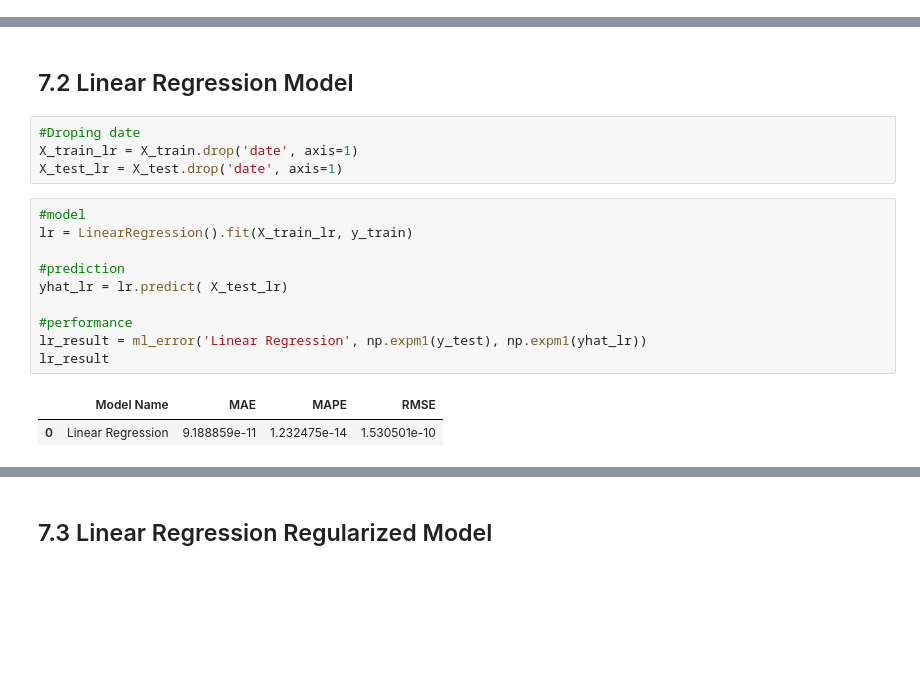
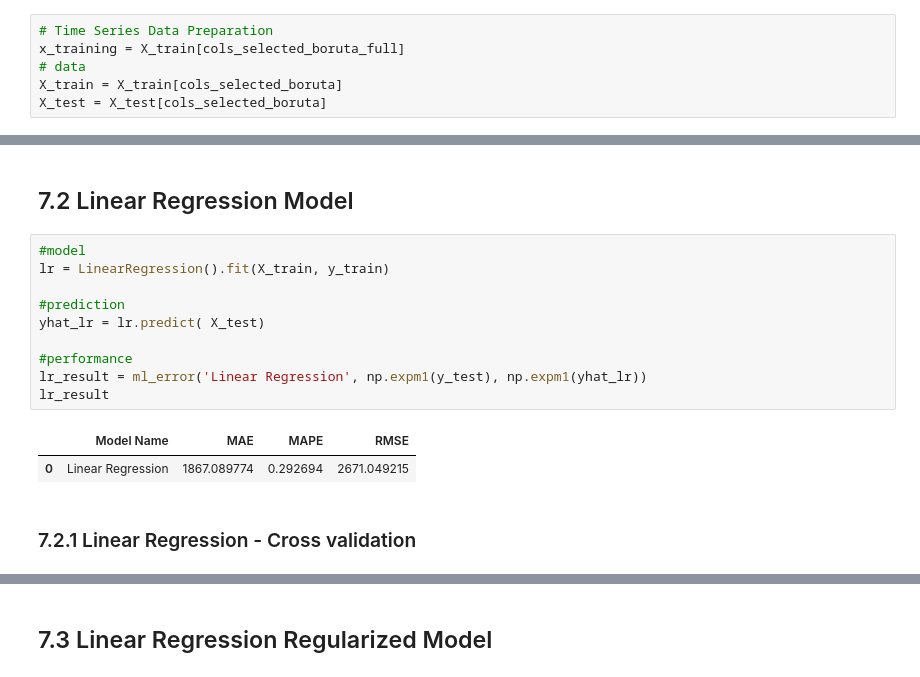
Before and after one commit to luizhdramos/Rossmann_Store_Sales, a Jupyter notebook: Notebooks/m07_v01_Store_Sales_Prediction.ipynb, the cells around one changed output, grey strips where cells are left out. Cells and saved outputs as stored; diff of their text form; blank space fills up the shorter version.

Commit message:
Applying Cross-validation

```diff
--- a/Notebooks/m07_v01_Store_Sales_Prediction.ipynb
+++ b/Notebooks/m07_v01_Store_Sales_Prediction.ipynb
@@ -919,3 +998,9 @@ feat_to_add = ['date', 'sales']
+# %%
+# Time Series Data Preparation
+x_training = X_train[cols_selected_boruta_full]
+# data
+X_train = X_train[cols_selected_boruta]
+X_test = X_test[cols_selected_boruta]
 # %% [markdown]
 # 7.0. PASSO 01 - MACHINE LEARNING MODELLING
 # %% [markdown]
@@ -938,20 +1023,18 @@ baseline_result
 | 0 | Avarege Model | 1354.800353 | 0.455051 | 1835.135542 |
 # %% [markdown]
 ## 7.2 Linear Regression Model
-# %%
-#Droping date
-X_train_lr = X_train.drop('date', axis=1)
-X_test_lr = X_test.drop('date', axis=1)
 # %%
 #model
-lr = LinearRegression().fit(X_train_lr, y_train)
+lr = LinearRegression().fit(X_train, y_train)
 
 #prediction
-yhat_lr = lr.predict( X_test_lr)
+yhat_lr = lr.predict( X_test)
 
 #performance
 lr_result = ml_error('Linear Regression', np.expm1(y_test), np.expm1(yhat_lr))
 lr_result
 # %% [output]
 |  | Model Name | MAE | MAPE | RMSE |
-| 0 | Linear Regression | 9.188859e-11 | 1.232475e-14 | 1.530501e-10 |
+| 0 | Linear Regression | 1867.089774 | 0.292694 | 2671.049215 |
+# %% [markdown]
+### 7.2.1 Linear Regression - Cross validation
```
Also changed, not shown: parts of 25 cells of this notebook, 3 other files.
